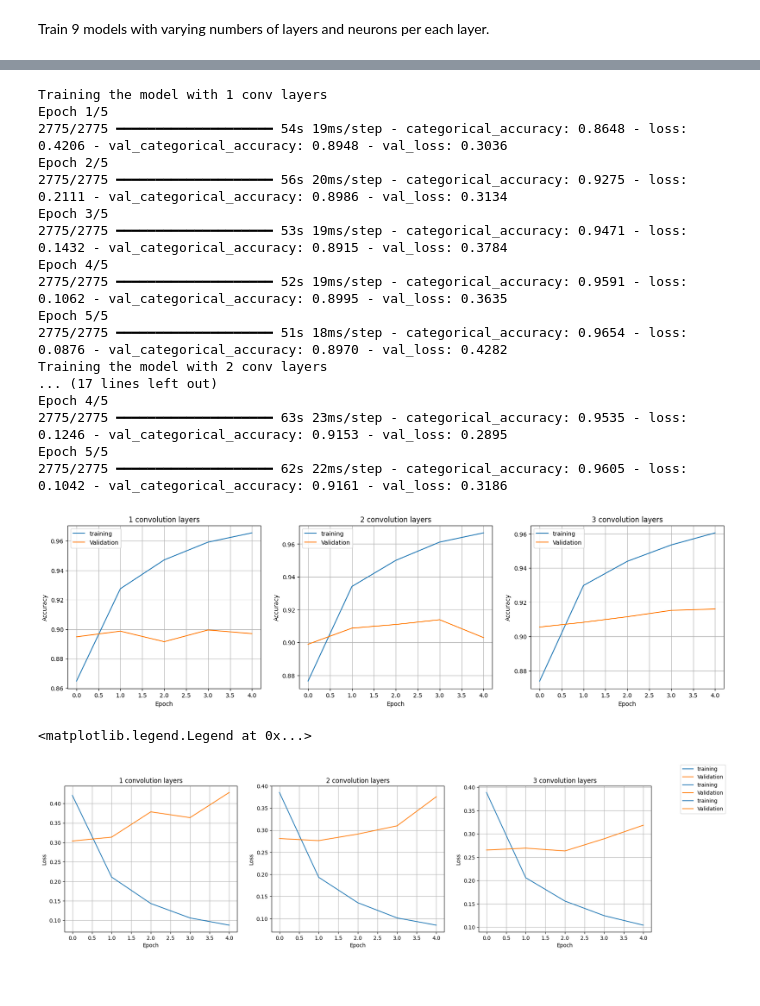
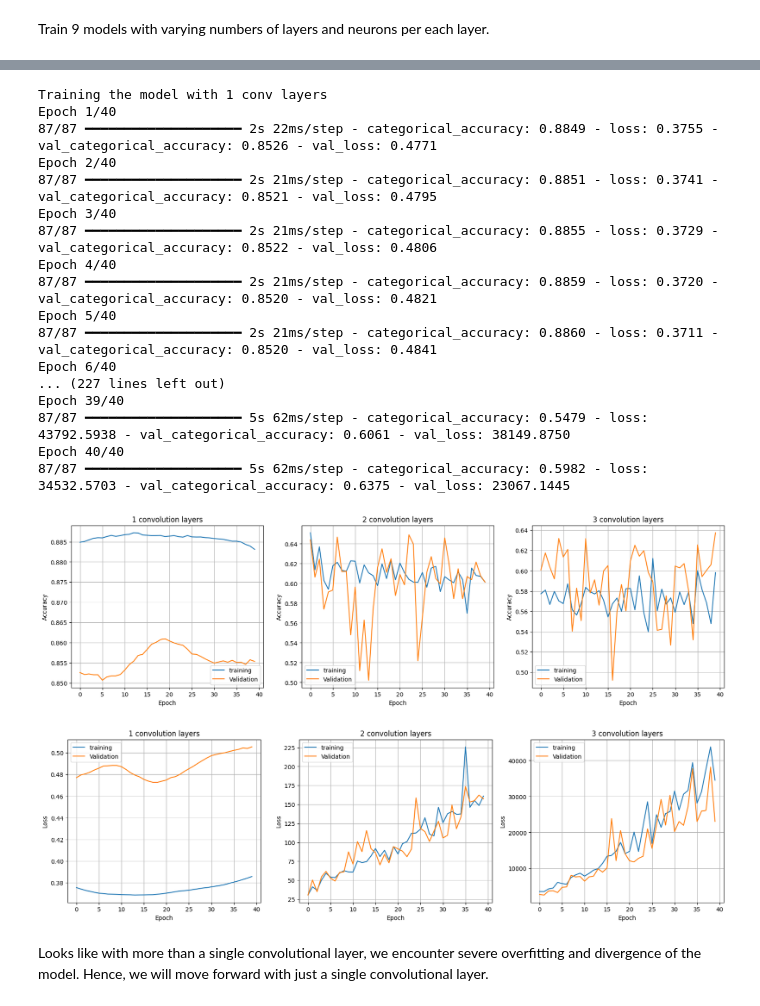
Before and after one commit to elmerheino/cnn-project, a Jupyter notebook: ML_Project_CNN_final.ipynb, the cells around one changed output, grey strips where cells are left out. Saved outputs shown, nothing was run; the diff lists cells and outputs as text; code cells hidden in the pictures; blank space fills up the shorter version.

```diff
--- a/ML_Project_CNN_final.ipynb
+++ b/ML_Project_CNN_final.ipynb
@@ -7,7 +7,7 @@ import numpy as np
 from PIL import Image
 # %%
 # Load the dataset, shuffle the files and split them into batches of 32 images. The API automaically splits the datasets into tuples of input and label.
-batch_size = 512
+batch_size = 1024
 
 train, test = tfds.load('emnist/letters', split=['train', 'test'], shuffle_files=True, batch_size=batch_size, as_supervised=True, data_dir="./datasets/")
 
@@ -185,0 +195,27 @@ fig.savefig("candidate_model_accuracies.pdf")
+# %%
+# Plot the training and validation accuracies
+fig, axes = plt.subplots(3,3)
+for hist, model_info in training_histories:
+    layers_count = model_info[0]
+    neurons = model_info[1]
+    columns = dict({
+        128  : 0,
+        128*2 : 1,
+        128*2*2 : 2
+    })
+
+    subplot = axes[layers_count-1][columns[neurons]]
+
+    subplot.plot(hist.history['loss'], label="Train")
+    subplot.plot(hist.history['val_loss'], label="Test")
+
+    subplot.set_title(f"({layers_count},{neurons})")
+    subplot.grid()
+
+    subplot.set_xlabel("Epoch")
+    subplot.set_ylabel("Loss")
+
+    subplot.legend()
+
+fig.set_size_inches(14, 14)
+fig.savefig("candidate_model_losses.pdf")
@@ -268,7 +306,6 @@ plt.plot(history_model_l2_n26.history['val_categorical_accuracy'], label="Val ca
 # Now we need to figure out a good number of convolution layers to use
 the_models = None
 the_models = []
-neurons_per_layer = 512
 
 for i in [1,2,3]:
   model_i = models.Sequential()
@@ -277,12 +314,13 @@ for i in [1,2,3]:
   for conv_layer_i in conv_layers:
     model_i.add(conv_layer_i)
 
+  model_i.add(layers.MaxPooling2D())
+
   model_i.add(layers.Flatten(input_shape=(28, 28, 1)))
-  model_i.add(layers.Dense(units=neurons_per_layer, activation='relu'))
-  model_i.add(layers.Dense(units=neurons_per_layer, activation='relu'))
+  model_i.add(layers.Dense(units=128, activation='relu'))
   model_i.add(layers.Dense(26, activation='softmax'))
 
-  model_i.compile(optimizer=tf.keras.optimizers.Adam(learning_rate=lrning_rate),
+  model_i.compile(optimizer=tf.keras.optimizers.Adam(learning_rate=1e-4),
                 loss=tf.keras.losses.CategoricalCrossentropy(),
                 metrics=['categorical_accuracy'])
   the_models.append((model_i, i))
@@ -291,26 +329,26 @@ for i in [1,2,3]:
 training_histories_conv = list()
 for model, conv_layer_count in the_models:
   print(f"Training the model with {conv_layer_count} conv layers")
-  hist = model.fit(train, validation_data=test, epochs=5)
+  hist = model.fit(train, validation_data=test, epochs=40)
   training_histories_conv.append((hist, conv_layer_count))
 # %% [output]
 Training the model with 1 conv layers
-Epoch 1/5
-2775/2775 ━━━━━━━━━━━━━━━━━━━━ 54s 19ms/step - categorical_accuracy: 0.8648 - loss: 0.4206 - val_categorical_accuracy: 0.8948 - val_loss: 0.3036
-Epoch 2/5
-2775/2775 ━━━━━━━━━━━━━━━━━━━━ 56s 20ms/step - categorical_accuracy: 0.9275 - loss: 0.2111 - val_categorical_accuracy: 0.8986 - val_loss: 0.3134
-Epoch 3/5
-2775/2775 ━━━━━━━━━━━━━━━━━━━━ 53s 19ms/step - categorical_accuracy: 0.9471 - loss: 0.1432 - val_categorical_accuracy: 0.8915 - val_loss: 0.3784
-Epoch 4/5
-2775/2775 ━━━━━━━━━━━━━━━━━━━━ 52s 19ms/step - categorical_accuracy: 0.9591 - loss: 0.1062 - val_categorical_accuracy: 0.8995 - val_loss: 0.3635
-Epoch 5/5
-2775/2775 ━━━━━━━━━━━━━━━━━━━━ 51s 18ms/step - categorical_accuracy: 0.9654 - loss: 0.0876 - val_categorical_accuracy: 0.8970 - val_loss: 0.4282
-Training the model with 2 conv layers
-... (17 lines left out)
-Epoch 4/5
-2775/2775 ━━━━━━━━━━━━━━━━━━━━ 63s 23ms/step - categorical_accuracy: 0.9535 - loss: 0.1246 - val_categorical_accuracy: 0.9153 - val_loss: 0.2895
-Epoch 5/5
-2775/2775 ━━━━━━━━━━━━━━━━━━━━ 62s 22ms/step - categorical_accuracy: 0.9605 - loss: 0.1042 - val_categorical_accuracy: 0.9161 - val_loss: 0.3186
+Epoch 1/40
+87/87 ━━━━━━━━━━━━━━━━━━━━ 2s 22ms/step - categorical_accuracy: 0.8849 - loss: 0.3755 - val_categorical_accuracy: 0.8526 - val_loss: 0.4771
+Epoch 2/40
+87/87 ━━━━━━━━━━━━━━━━━━━━ 2s 21ms/step - categorical_accuracy: 0.8851 - loss: 0.3741 - val_categorical_accuracy: 0.8521 - val_loss: 0.4795
+Epoch 3/40
+87/87 ━━━━━━━━━━━━━━━━━━━━ 2s 21ms/step - categorical_accuracy: 0.8855 - loss: 0.3729 - val_categorical_accuracy: 0.8522 - val_loss: 0.4806
+Epoch 4/40
+87/87 ━━━━━━━━━━━━━━━━━━━━ 2s 21ms/step - categorical_accuracy: 0.8859 - loss: 0.3720 - val_categorical_accuracy: 0.8520 - val_loss: 0.4821
+Epoch 5/40
+87/87 ━━━━━━━━━━━━━━━━━━━━ 2s 21ms/step - categorical_accuracy: 0.8860 - loss: 0.3711 - val_categorical_accuracy: 0.8520 - val_loss: 0.4841
+Epoch 6/40
+... (227 lines left out)
+Epoch 39/40
+87/87 ━━━━━━━━━━━━━━━━━━━━ 5s 62ms/step - categorical_accuracy: 0.5479 - loss: 43792.5938 - val_categorical_accuracy: 0.6061 - val_loss: 38149.8750
+Epoch 40/40
+87/87 ━━━━━━━━━━━━━━━━━━━━ 5s 62ms/step - categorical_accuracy: 0.5982 - loss: 34532.5703 - val_categorical_accuracy: 0.6375 - val_loss: 23067.1445
 # %%
 # Plot the accuracies
 fig, axs = plt.subplots(1,3)
@@ -328,26 +366,27 @@ for hist, conv_layer_n in training_histories_conv:
 
 fig.set_size_inches(20, 5)
 # %% [output]
-[figure, old version]
+[figure, new version]
 # %%
 # Plot the losses
 fig, axs = plt.subplots(1,3)
 for hist, conv_layer_n in training_histories_conv:
   subplot = axs[conv_layer_n-1]
   subplot.plot(hist.history['loss'], label="training")
   subplot.plot(hist.history['val_loss'], label="Validation")
 
   subplot.set_title(f"{conv_layer_n} convolution layers")
   subplot.grid()
 
   subplot.set_xlabel("Epoch")
   subplot.set_ylabel("Loss")
+  subplot.legend()
 
 fig.set_size_inches(20, 5)
-fig.legend()
 # %% [output]
-<matplotlib.legend.Legend at 0x...>
-[figure, old version]
+[figure, new version]
+# %% [markdown]
+Looks like with more than a single convolutional layer, we encounter severe overfitting and divergence of the model. Hence, we will move forward with just a single convolutional layer.
 # %%
 # Save all the candidate models into a folder, just in case, and in two formats
 from pathlib import Path
```
Also changed, not shown: parts of 18 cells of this notebook, 4 other files.
